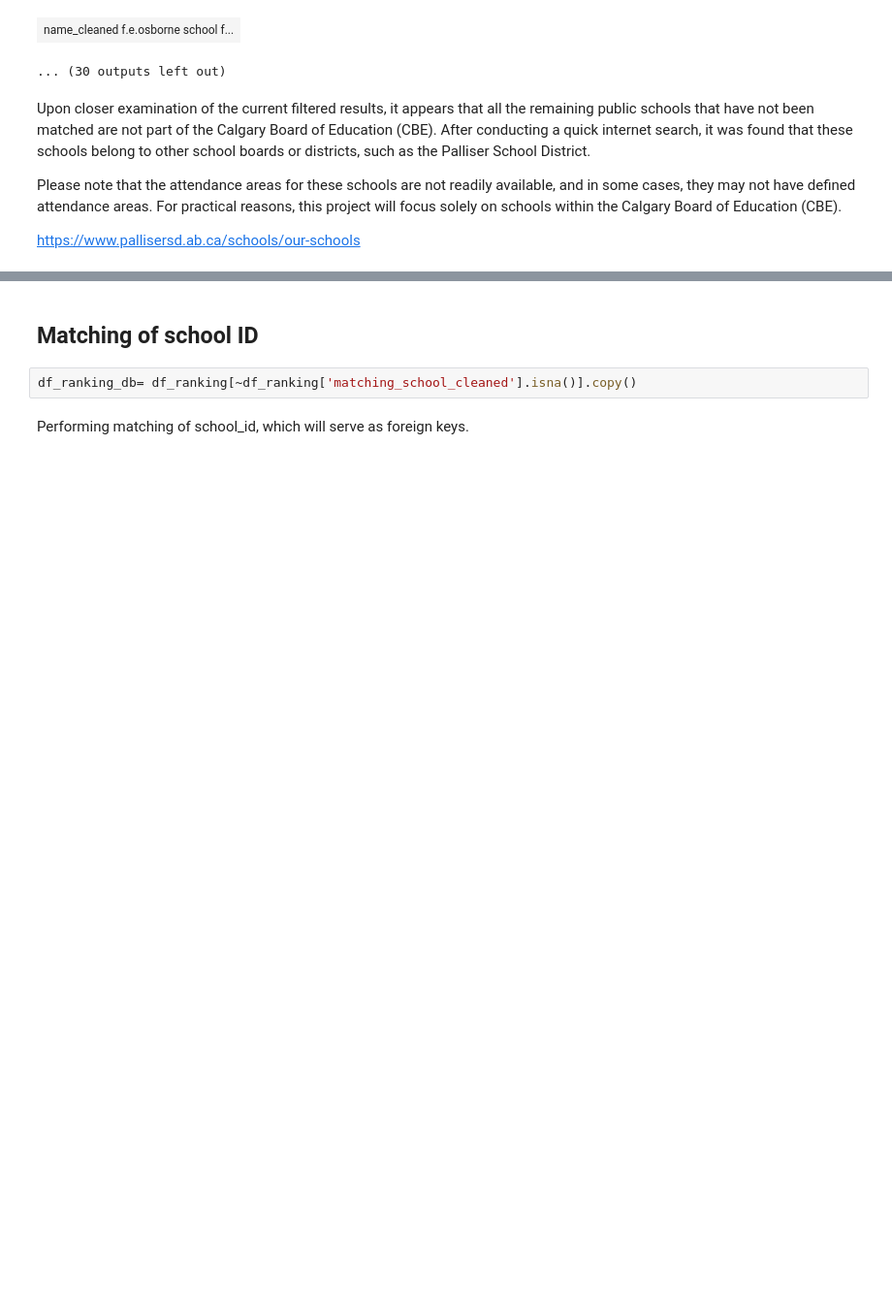
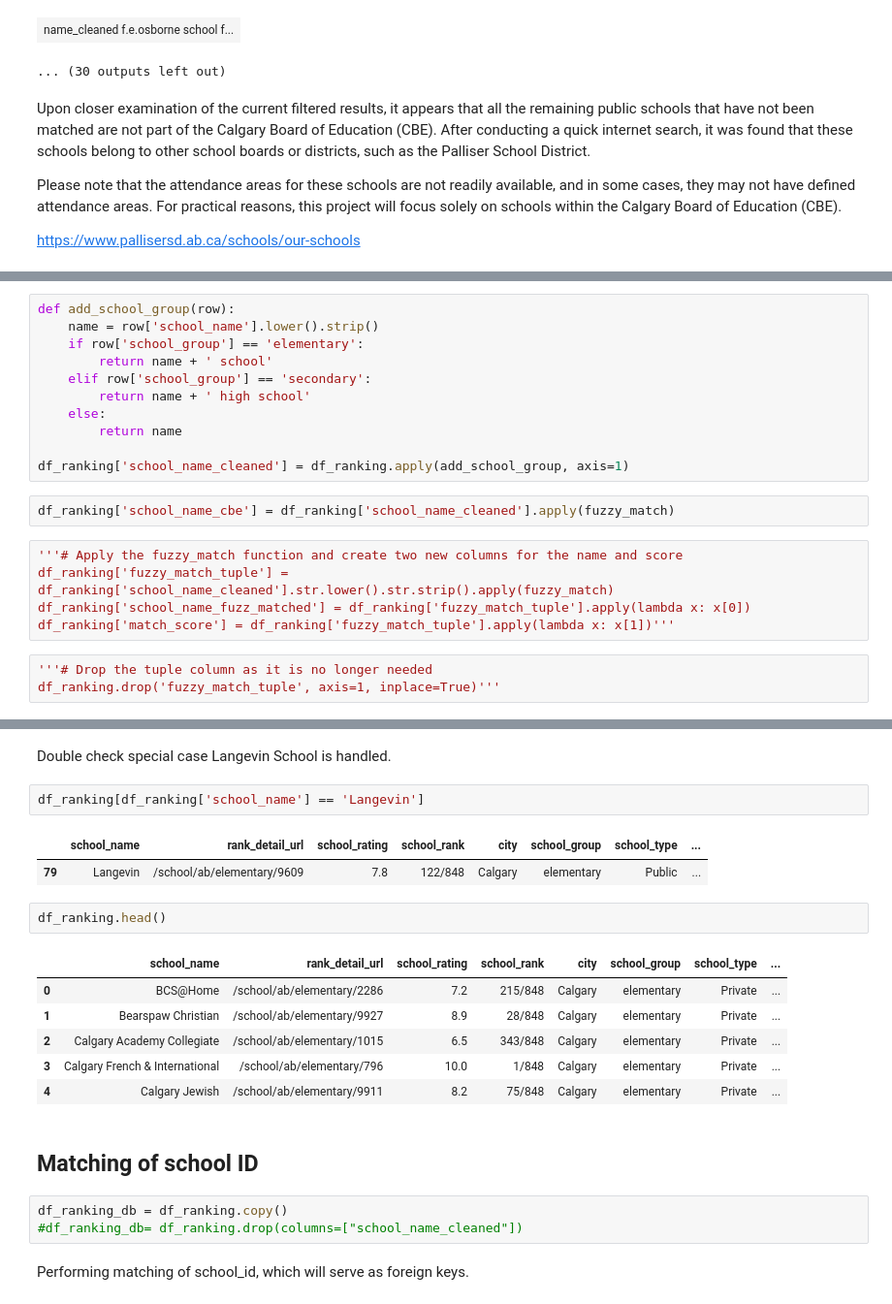
Before and after one commit to tim-yung/Calgary-EduRent-Analytics, a Jupyter notebook: clean_school_ranking/data_cleaning.ipynb, the cells around one changed output, grey strips where cells are left out. Shown at 97% size. Saved outputs shown, nothing was run; the diff lists cells and outputs as text; blank space fills up the shorter version.

```diff
--- a/clean_school_ranking/data_cleaning.ipynb
+++ b/clean_school_ranking/data_cleaning.ipynb
@@ -344,0 +354,21 @@ https://www.pallisersd.ab.ca/schools/our-schools
+# %%
+def add_school_group(row):
+    name = row['school_name'].lower().strip()
+    if row['school_group'] == 'elementary':
+        return name + ' school'
+    elif row['school_group'] == 'secondary':
+        return name + ' high school'
+    else:
+        return name
+
+df_ranking['school_name_cleaned'] = df_ranking.apply(add_school_group, axis=1)
+# %%
+df_ranking['school_name_cbe'] = df_ranking['school_name_cleaned'].apply(fuzzy_match)
+# %%
+'''# Apply the fuzzy_match function and create two new columns for the name and score
+df_ranking['fuzzy_match_tuple'] = df_ranking['school_name_cleaned'].str.lower().str.strip().apply(fuzzy_match)
+df_ranking['school_name_fuzz_matched'] = df_ranking['fuzzy_match_tuple'].apply(lambda x: x[0])
+df_ranking['match_score'] = df_ranking['fuzzy_match_tuple'].apply(lambda x: x[1])'''
+# %%
+'''# Drop the tuple column as it is no longer needed
+df_ranking.drop('fuzzy_match_tuple', axis=1, inplace=True)'''
@@ -345,7 +446,24 @@ https://www.pallisersd.ab.ca/schools/our-schools
+# %% [markdown]
+Double check special case Langevin School is handled.
+# %%
+df_ranking[df_ranking['school_name'] == 'Langevin']
+# %% [output]
+|  | school_name | rank_detail_url | school_rating | school_rank | city | school_group | school_type | ... |
+| 79 | Langevin | /school/ab/elementary/9609 | 7.8 | 122/848 | Calgary | elementary | Public | ... |
+# %%
+df_ranking.head()
+# %% [output]
+|  | school_name | rank_detail_url | school_rating | school_rank | city | school_group | school_type | ... |
+| 0 | BCS@Home | /school/ab/elementary/2286 | 7.2 | 215/848 | Calgary | elementary | Private | ... |
+| 1 | Bearspaw Christian | /school/ab/elementary/9927 | 8.9 | 28/848 | Calgary | elementary | Private | ... |
+| 2 | Calgary Academy Collegiate | /school/ab/elementary/1015 | 6.5 | 343/848 | Calgary | elementary | Private | ... |
+| 3 | Calgary French & International | /school/ab/elementary/796 | 10.0 | 1/848 | Calgary | elementary | Private | ... |
+| 4 | Calgary Jewish | /school/ab/elementary/9911 | 8.2 | 75/848 | Calgary | elementary | Private | ... |
 # %% [markdown]
 ## Matching of school ID
-# %%
-df_ranking_db= df_ranking[~df_ranking['matching_school_cleaned'].isna()].copy()
+# %%
+df_ranking_db = df_ranking.copy()
+#df_ranking_db= df_ranking.drop(columns=["school_name_cleaned"])
 # %% [markdown]
 Performing matching of school_id, which will serve as foreign keys.
 # %%
```
Also changed, not shown: parts of 25 cells of this notebook, 1 other file.
